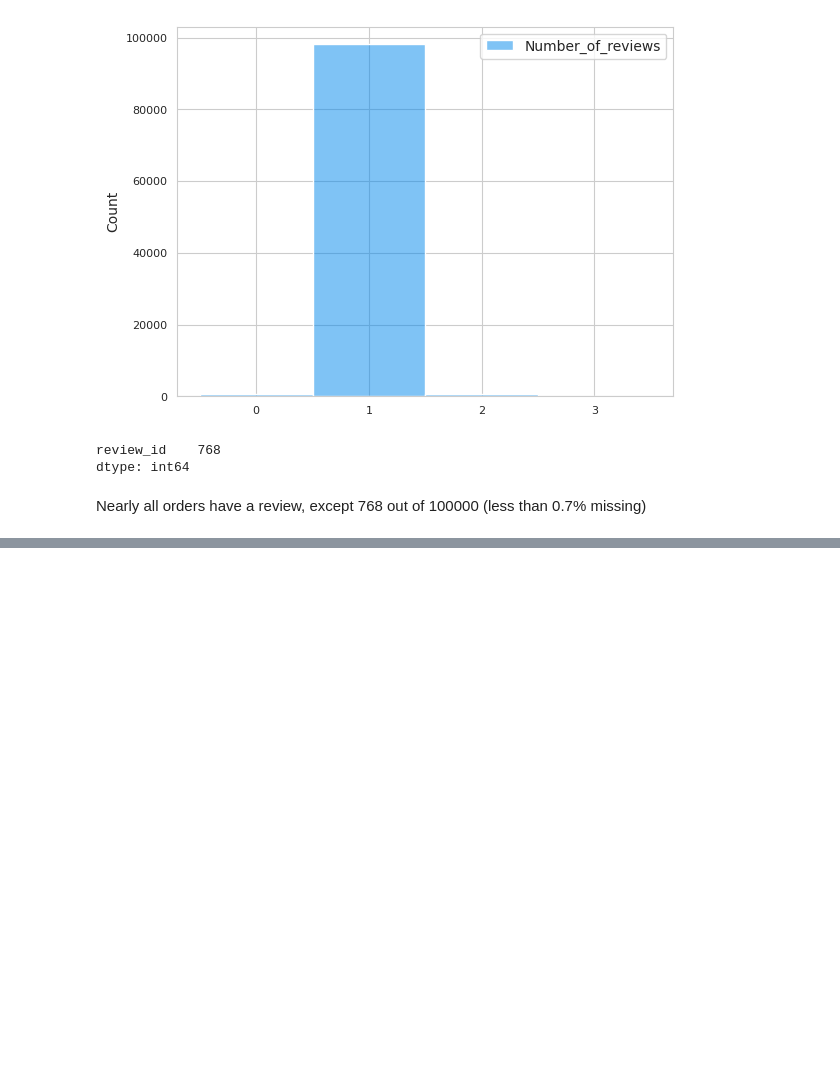
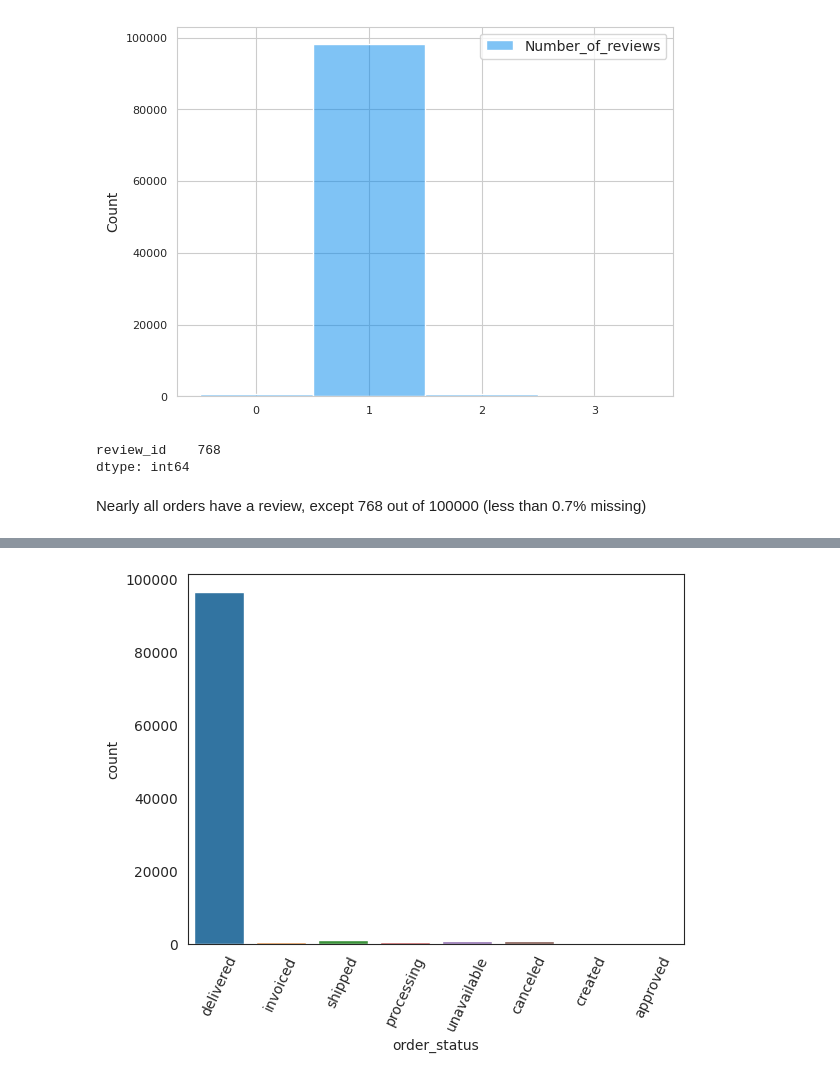
Before and after one commit to dialectique/Olist_data_analysis, a Jupyter notebook: notebooks/1_exploratory_analysis.ipynb, the cells around one changed output, grey strips where cells are left out. Cells and saved outputs as stored; diff of their text form; code cells hidden in the pictures; blank space fills up the shorter version.

```diff
--- a/notebooks/1_exploratory_analysis.ipynb
+++ b/notebooks/1_exploratory_analysis.ipynb
@@ -166,0 +176,6 @@ Nearly all orders have a review, except 768 out of 100000 (less than 0.7% missin
+# %%
+# histogram of order_status
+g = sns.countplot(data=data['orders'], x="order_status")
+g.set_xticklabels(g.get_xticklabels(), rotation=65, horizontalalignment='center');
+# %% [output]
+[figure, added]
```
Also changed, not shown: parts of 34 cells of this notebook.
